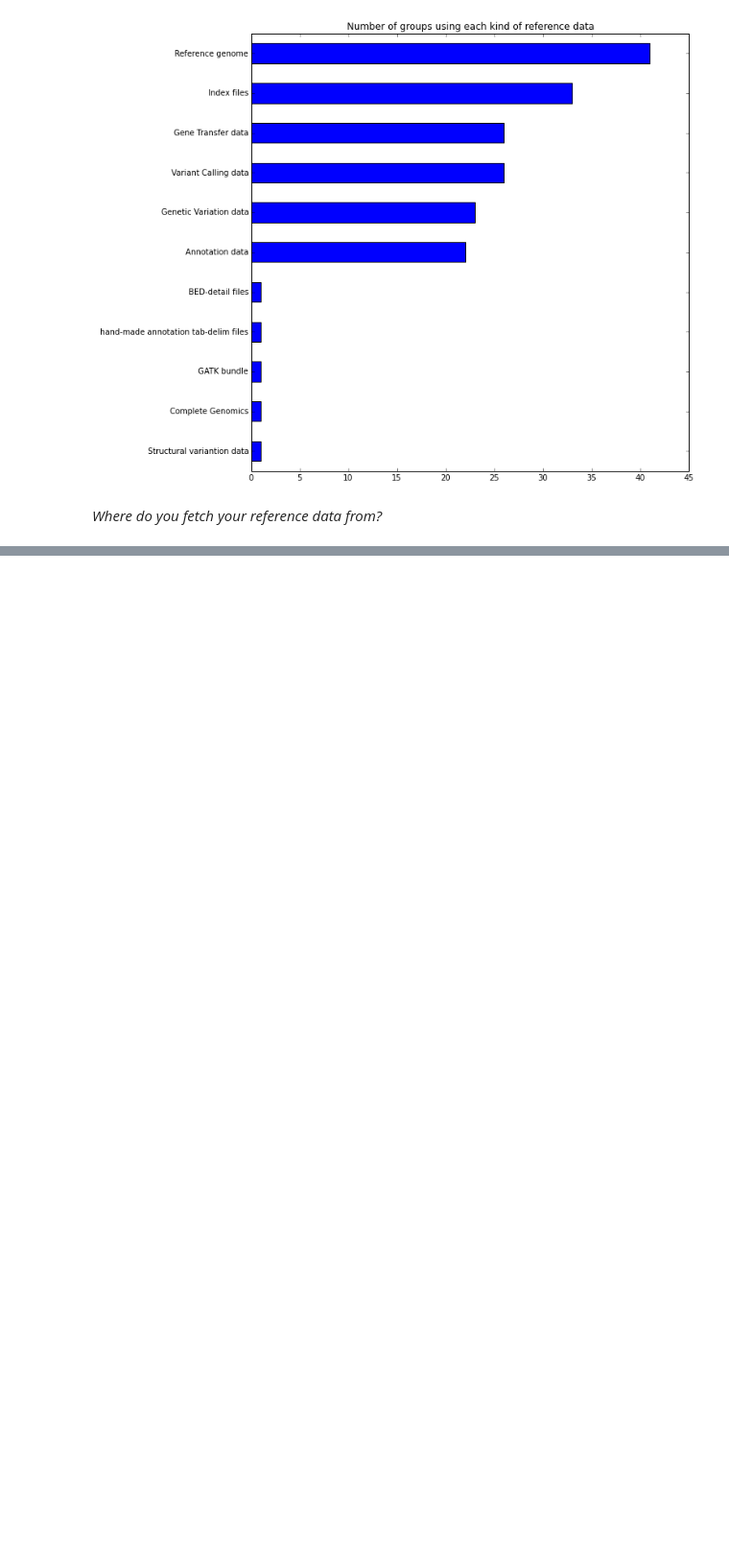
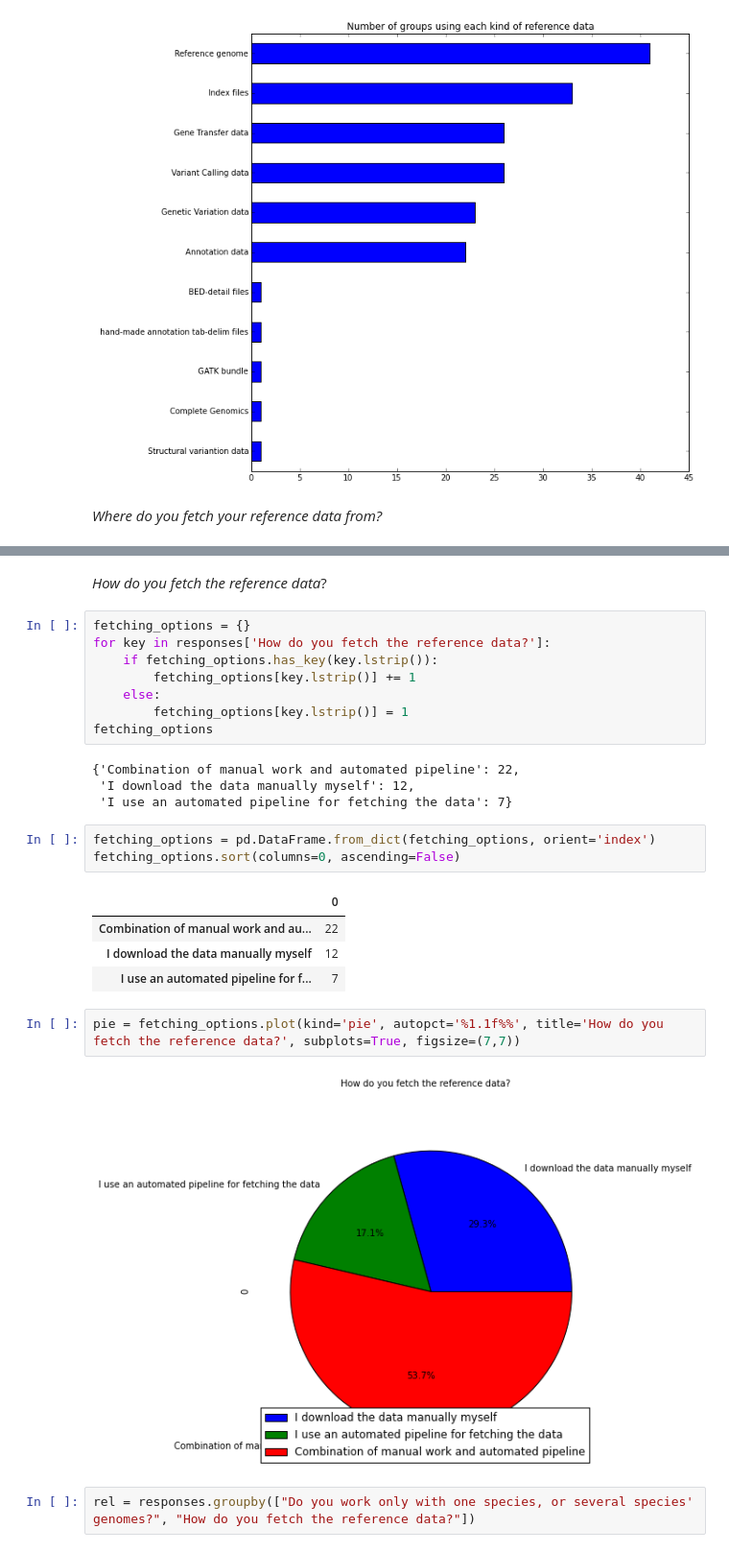
Before and after one commit to guillermo-carrasco/mussolblog, a Jupyter notebook: Genomics_reference_data_the_fragmentation_problem/Genomics_reference_data-The_fragmentation_problem.ipynb, the cells around one changed output, grey strips where cells are left out. Shown at 96% size. Cells and saved outputs as stored; diff of their text form; blank space fills up the shorter version.

```diff
--- a/Genomics_reference_data_the_fragmentation_problem/Genomics_reference_data-The_fragmentation_problem.ipynb
+++ b/Genomics_reference_data_the_fragmentation_problem/Genomics_reference_data-The_fragmentation_problem.ipynb
@@ -168,0 +182,28 @@ plot = df_ref_loc.plot(kind='barh', legend=False, grid=False, title='Where do yo
+# %% [markdown]
+_How do you fetch the reference data_?
+# %%
+fetching_options = {}
+for key in responses['How do you fetch the reference data?']:
+    if fetching_options.has_key(key.lstrip()):
+        fetching_options[key.lstrip()] += 1
+    else:
+        fetching_options[key.lstrip()] = 1
+fetching_options
+# %% [output]
+{'Combination of manual work and automated pipeline': 22,
+ 'I download the data manually myself': 12,
+ 'I use an automated pipeline for fetching the data': 7}
+# %%
+fetching_options = pd.DataFrame.from_dict(fetching_options, orient='index')
+fetching_options.sort(columns=0, ascending=False)
+# %% [output]
+|  | 0 |
+| Combination of manual work and au... | 22 |
+| I download the data manually myself | 12 |
+| I use an automated pipeline for f... | 7 |
+# %%
+pie = fetching_options.plot(kind='pie', autopct='%1.1f%%', title='How do you fetch the reference data?', subplots=True, figsize=(7,7))
+# %% [output]
+[figure, added]
+# %%
+rel = responses.groupby(["Do you work only with one species, or several species' genomes?", "How do you fetch the reference data?"])
```
Also changed, not shown: parts of 23 cells of this notebook.
